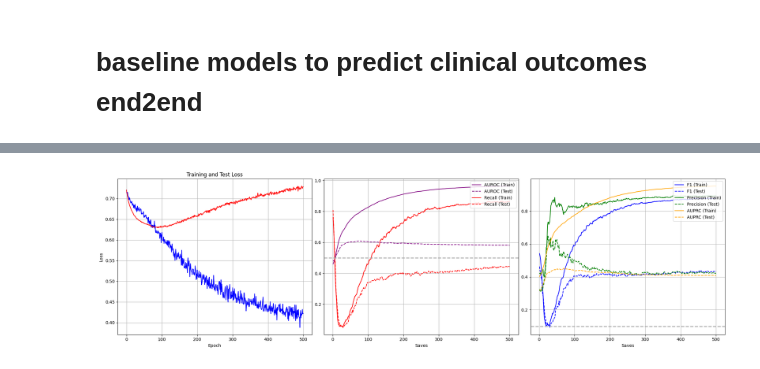
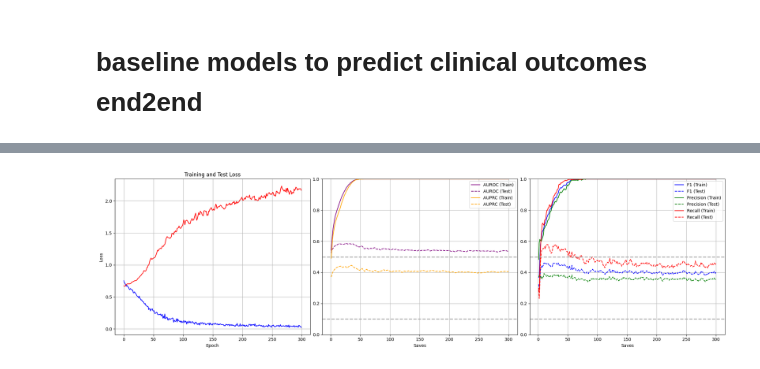
Before and after one commit to JiaxingQiu/llm_nicu_vitalsigns, a Jupyter notebook: script/CLIP/test_classifier.ipynb, the cells around one changed output, grey strips where cells are left out. Saved outputs shown, nothing was run; the diff lists cells and outputs as text; code cells hidden in the pictures.

```diff
--- a/script/CLIP/test_classifier.ipynb
+++ b/script/CLIP/test_classifier.ipynb
@@ -220,10 +176,11 @@ class MLPEncoder(nn.Module):
 # %%
 # # Create different types of models
-# resnet_encoder = ResNetEncoder(ts_dim=300, output_dim=16, num_blocks=1, dropout=0.5)
+resnet_encoder = ResNetEncoder(ts_dim=300, output_dim=128, dropout=0.1)
+model = GeneralBinaryClassifier(resnet_encoder)
+# resnet_encoder = ResNetEncoder(ts_dim=300, output_dim=128, num_blocks=0, dropout=0.1)
 # model = GeneralBinaryClassifier(resnet_encoder)
-
-mlp_encoder = MLPEncoder(ts_dim=300, output_dim=128, hidden_dim=32, num_hidden_layers=1, dropout=0.5)
-model = GeneralBinaryClassifier(mlp_encoder)
+# mlp_encoder = MLPEncoder(ts_dim=300, output_dim=64, num_hidden_layers=0, dropout=0.5)
+# model = GeneralBinaryClassifier(mlp_encoder)
 optimizer = torch.optim.AdamW(model.parameters(), lr=0.0001)
 scheduler = torch.optim.lr_scheduler.ReduceLROnPlateau(
     optimizer,
@@ -258,7 +214,6 @@ eval_dic_tmp, train_losses_tmp, test_losses_tmp = train_binary_classifier(model,
                                                 test_loader,
                                                 optimizer,
                                                 scheduler,
-                                                500,
+                                                300,
                                                 device)
-eval_dict_eng = eng_eval_metrics(eval_dic_tmp, binary=True)
 # %% [output]
@@ -283,5 +237,5 @@ Epoch [2/500]
 # %%
 
-eval_dict_eng = eng_eval_metrics(eval_dic_tmp, binary=True, plot_confusion_matrices=True)
+eval_dict_eng = eng_eval_metrics(eval_dic_tmp, binary=True)
 # %% [output]
-[figure, old version]
+[figure, new version]
```
Also changed, not shown: parts of 7 cells of this notebook, 8 other files.
